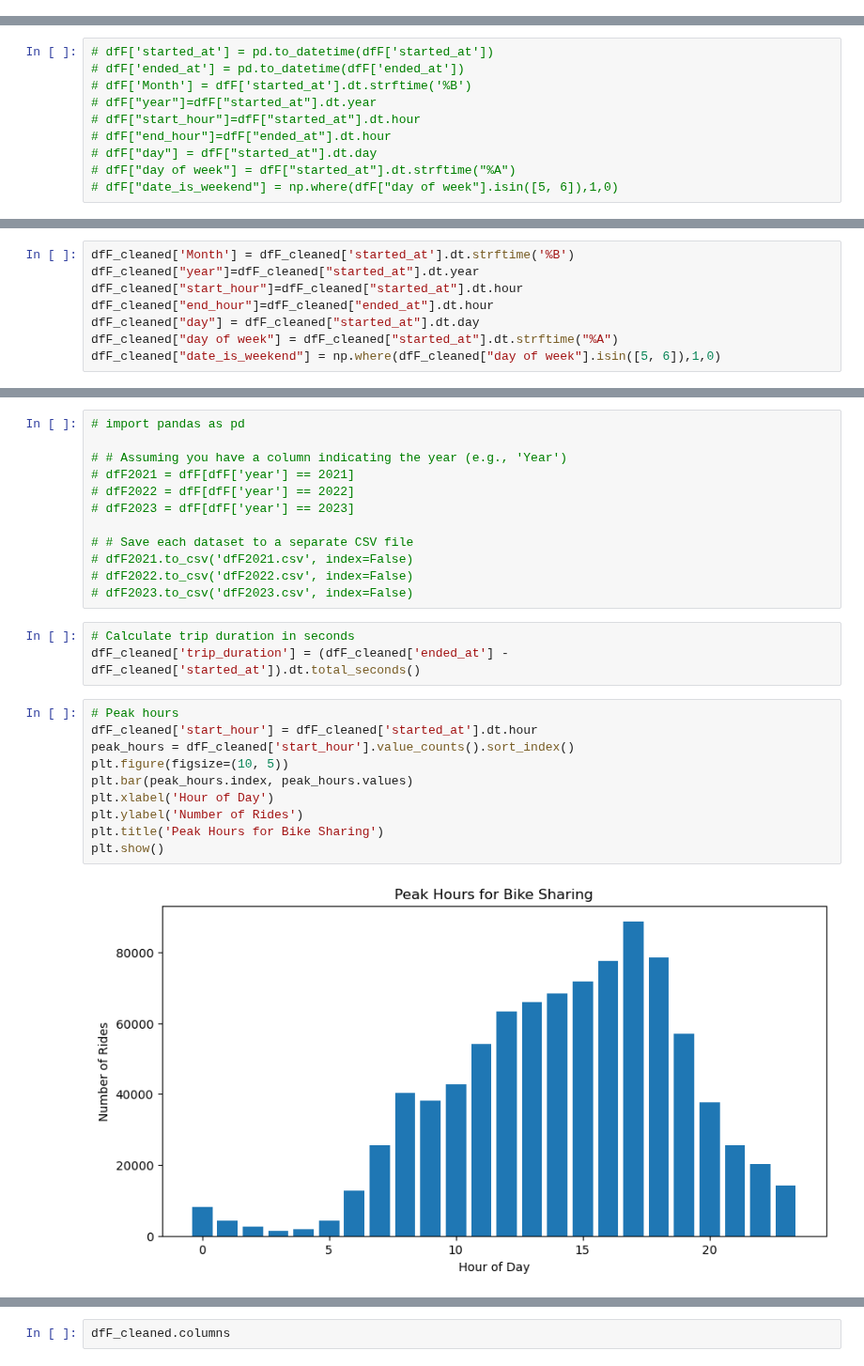
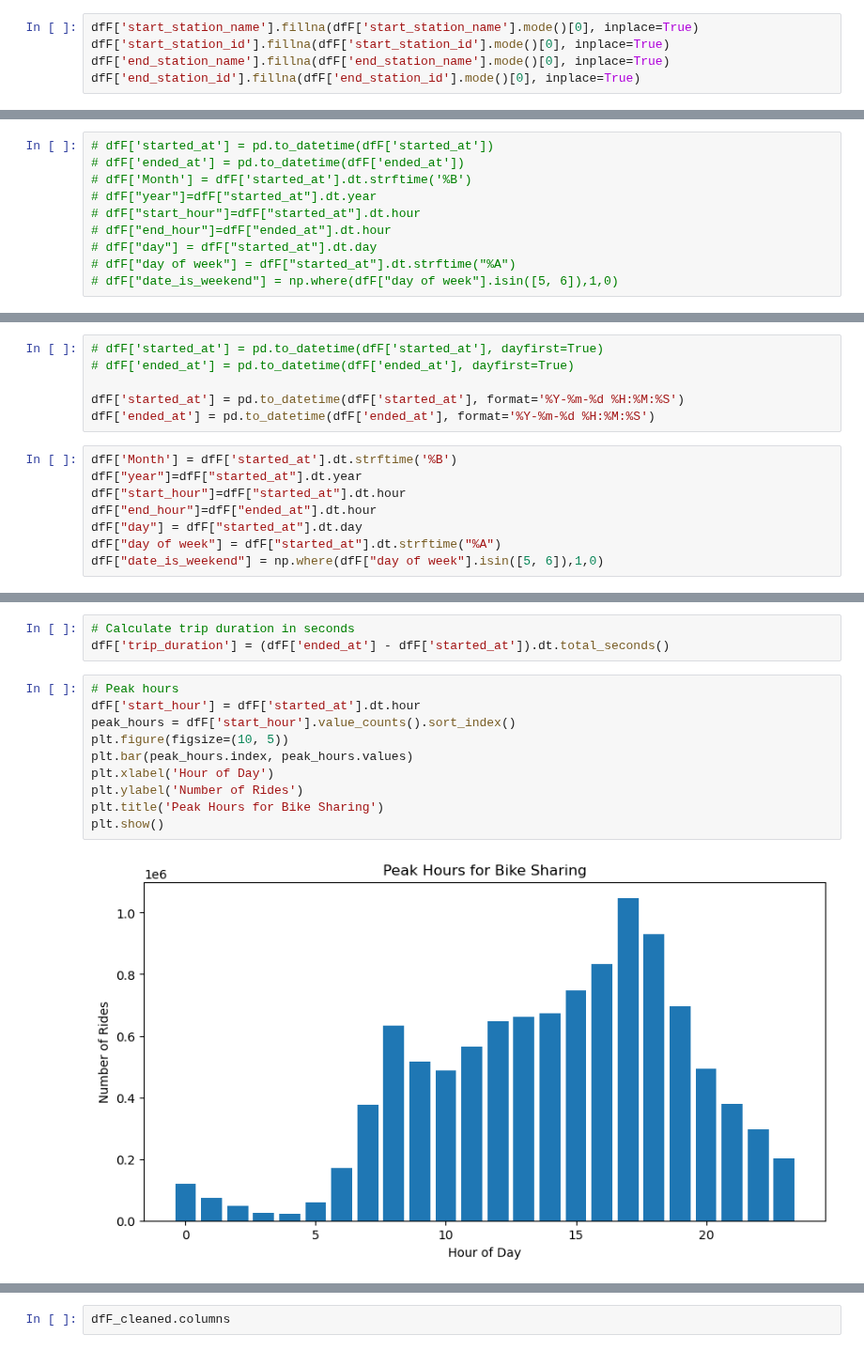
Before and after one commit to Sudha25a/Bike-project-3, a Jupyter notebook: Bike Project Full.ipynb, the cells around one changed output, grey strips where cells are left out. Shown at 94% size. Saved outputs shown, nothing was run; the diff lists cells and outputs as text.

```diff
--- a/Bike Project Full.ipynb
+++ b/Bike Project Full.ipynb
@@ -61,0 +71,5 @@ dtype: int64
+# %%
+dfF['start_station_name'].fillna(dfF['start_station_name'].mode()[0], inplace=True)
+dfF['start_station_id'].fillna(dfF['start_station_id'].mode()[0], inplace=True)
+dfF['end_station_name'].fillna(dfF['end_station_name'].mode()[0], inplace=True)
+dfF['end_station_id'].fillna(dfF['end_station_id'].mode()[0], inplace=True)
@@ -131,9 +139,15 @@ dfF_cleaned['ended_at'] = pd.to_datetime(dfF_cleaned['ended_at'], dayfirst=True)
+# %%
+# dfF['started_at'] = pd.to_datetime(dfF['started_at'], dayfirst=True)
+# dfF['ended_at'] = pd.to_datetime(dfF['ended_at'], dayfirst=True)
+
+dfF['started_at'] = pd.to_datetime(dfF['started_at'], format='%Y-%m-%d %H:%M:%S')
+dfF['ended_at'] = pd.to_datetime(dfF['ended_at'], format='%Y-%m-%d %H:%M:%S')
 # %%
-dfF_cleaned['Month'] = dfF_cleaned['started_at'].dt.strftime('%B')
-dfF_cleaned["year"]=dfF_cleaned["started_at"].dt.year
-dfF_cleaned["start_hour"]=dfF_cleaned["started_at"].dt.hour
-dfF_cleaned["end_hour"]=dfF_cleaned["ended_at"].dt.hour
-dfF_cleaned["day"] = dfF_cleaned["started_at"].dt.day
-dfF_cleaned["day of week"] = dfF_cleaned["started_at"].dt.strftime("%A")
-dfF_cleaned["date_is_weekend"] = np.where(dfF_cleaned["day of week"].isin([5, 6]),1,0)
+dfF['Month'] = dfF['started_at'].dt.strftime('%B')
+dfF["year"]=dfF["started_at"].dt.year
+dfF["start_hour"]=dfF["started_at"].dt.hour
+dfF["end_hour"]=dfF["ended_at"].dt.hour
+dfF["day"] = dfF["started_at"].dt.day
+dfF["day of week"] = dfF["started_at"].dt.strftime("%A")
+dfF["date_is_weekend"] = np.where(dfF["day of week"].isin([5, 6]),1,0)
 # %%
@@ -145,31 +159,19 @@ Index(['ride_id', 'rideable_type', 'started_at', 'ended_at',
        'member_casual', 'Month', 'year', 'start_hour', 'end_hour', 'day',
        'day of week', 'date_is_weekend'],
       dtype='object')
-# %%
-# import pandas as pd
-
-# # Assuming you have a column indicating the year (e.g., 'Year')
-# dfF2021 = dfF[dfF['year'] == 2021]
-# dfF2022 = dfF[dfF['year'] == 2022]
-# dfF2023 = dfF[dfF['year'] == 2023]
-
-# # Save each dataset to a separate CSV file
-# dfF2021.to_csv('dfF2021.csv', index=False)
-# dfF2022.to_csv('dfF2022.csv', index=False)
-# dfF2023.to_csv('dfF2023.csv', index=False)
 # %%
 # Calculate trip duration in seconds
-dfF_cleaned['trip_duration'] = (dfF_cleaned['ended_at'] - dfF_cleaned['started_at']).dt.total_seconds()
+dfF['trip_duration'] = (dfF['ended_at'] - dfF['started_at']).dt.total_seconds()
 # %%
 # Peak hours
-dfF_cleaned['start_hour'] = dfF_cleaned['started_at'].dt.hour
-peak_hours = dfF_cleaned['start_hour'].value_counts().sort_index()
+dfF['start_hour'] = dfF['started_at'].dt.hour
+peak_hours = dfF['start_hour'].value_counts().sort_index()
 plt.figure(figsize=(10, 5))
 plt.bar(peak_hours.index, peak_hours.values)
 plt.xlabel('Hour of Day')
 plt.ylabel('Number of Rides')
 plt.title('Peak Hours for Bike Sharing')
 plt.show()
 # %% [output]
-[figure, old version]
+[figure, new version]
 # %%
```
Also changed, not shown: parts of 30 cells of this notebook, 2 other files.
